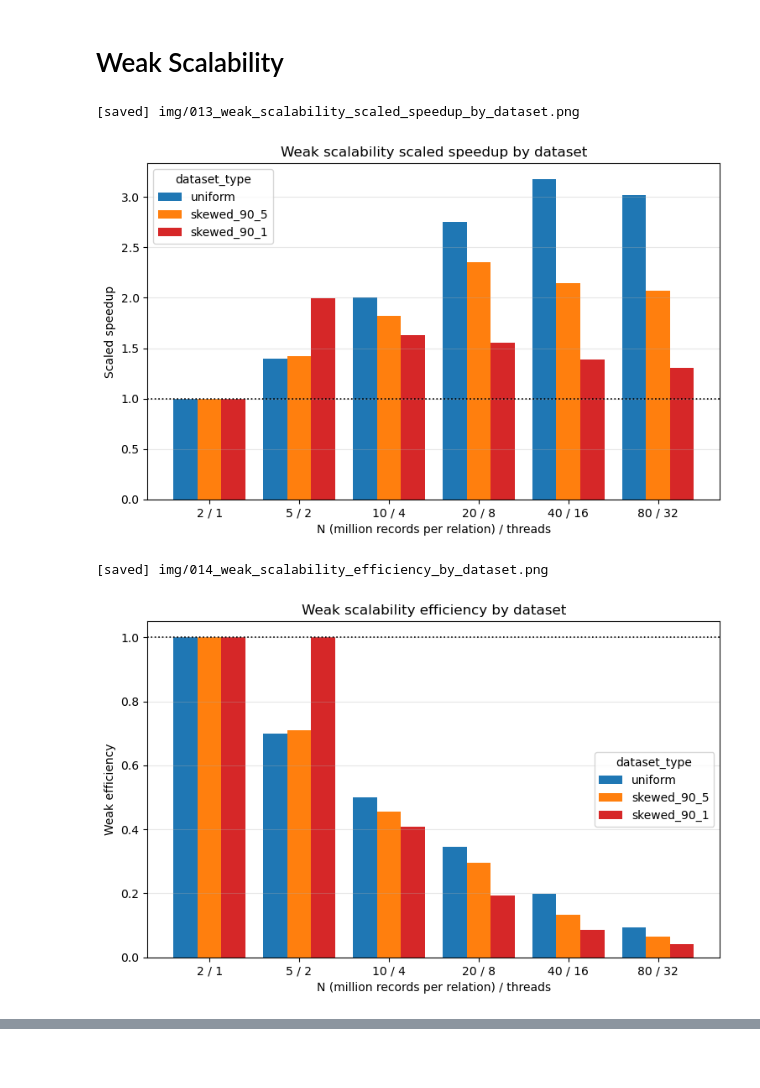
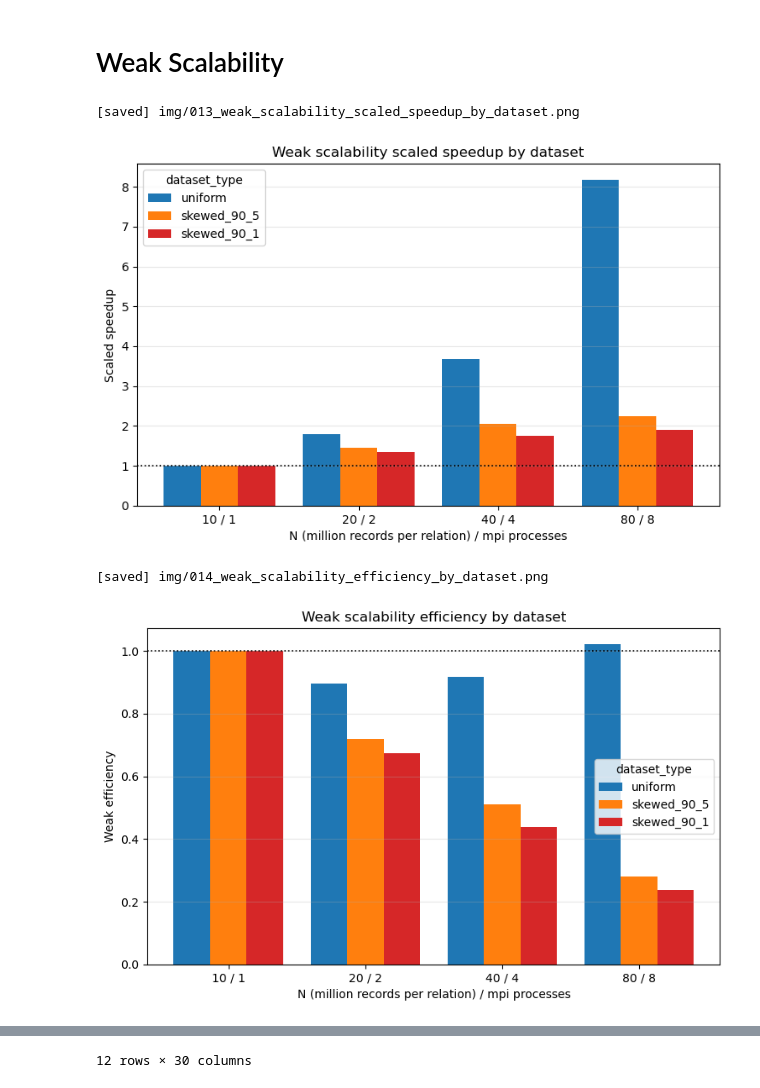
Before and after one commit to GianlucaPanzani/Optimization-of-Partitioned-Hash-Join-with-Duplicates-part_4, a Jupyter notebook: src/statistics.ipynb, the cells around one changed output, grey strips where cells are left out. Saved outputs shown, nothing was run; the diff lists cells and outputs as text; code cells hidden in the pictures; blank space fills up the shorter version.

```diff
--- a/src/statistics.ipynb
+++ b/src/statistics.ipynb
@@ -11,8 +11,8 @@ import matplotlib.pyplot as plt
 import matplotlib.colors as mcolors
 
 CSV_PATTERN = "hashjoin_*.csv"
-RESULTS_CANDIDATES = [Path("results"), Path("src/results"), Path("../results")]
-OLD_RESULTS_CANDIDATES = [Path("old_results"), Path("src/old_results"), Path("../old_results")]
+RESULTS_CANDIDATES = [Path("src/results"), Path("results"), Path("../results")]
+OLD_RESULTS_CANDIDATES = [Path("src/old_results"), Path("old_results"), Path("../old_results")]
 
 GRID_TO_RESULT_COLUMNS = {
     "N_VALUES": ["nr", "ns"],
@@ -954,57 +1050,40 @@ FileNotFoundError: Run ./strong_scaling first; missing results/strong_scaling.cs
 # %% [markdown]
 # Weak Scalability
 # %%
+
 weak_path = RESULTS_DIR / "weak_scaling.csv"
 if not weak_path.exists():
-    raise FileNotFoundError(f"Run ./weak_scaling first; missing {weak_path}")
+    raise FileNotFoundError(f"Run the scaling benchmark first; missing {weak_path}")
 
 weak_scale_df = normalize_frame(pd.read_csv(weak_path))
-for col in ["nr", "ns", "max_key", "partition_threads", "join_threads", "time_sec", "total_throughput"]:
-    if col in weak_scale_df.columns:
-        weak_scale_df[col] = pd.to_numeric(weak_scale_df[col], errors="coerce")
-
-weak_scale_df = weak_scale_df[weak_scale_df["partition_threads"] == weak_scale_df["join_threads"]].copy()
-weak_scale_df = weak_scale_df.dropna(subset=["dataset_type", "partition_threads", "nr", "time_sec"]).copy()
+weak_scale_df, weak_units_col = prepare_scaling_plot_df(weak_scale_df, "weak")
 if weak_scale_df.empty:
     raise ValueError("No valid weak-scaling rows available")
 
-weak_group_cols = [
-    col for col in [
-        "dataset_type", "nr", "ns", "max_key", "partition_threads", "join_threads",
-        "mpi_nodes", "mpi_processes", "mpi_world_size", "mpi_active_ranks", "mpi_partition_strategy",
-    ] if col in weak_scale_df.columns
-]
-weak_scale_df = (
-    weak_scale_df.groupby(weak_group_cols, as_index=False, dropna=False)
-    .agg(
-        time_sec=("time_sec", "mean"),
-        total_throughput=("total_throughput", "mean"),
-        n_runs=("time_sec", "size"),
-    )
-    .sort_values(["dataset_type", "partition_threads", "nr"])
-    .reset_index(drop=True)
+weak_key_cols = [col for col in ["dataset_type", "max_key", "scaling_axis"] if col in weak_scale_df.columns]
+baseline = (
+    weak_scale_df.sort_values(weak_key_cols + [weak_units_col, "nr"])
+    .groupby(weak_key_cols, as_index=False, dropna=False)
+    .first()[weak_key_cols + [weak_units_col, "time_sec"]]
+    .rename(columns={weak_units_col: "baseline_units", "time_sec": "baseline_time"})
 )
-
-baseline = (
-    weak_scale_df.sort_values(["partition_threads", "nr"])
-    .groupby("dataset_type", as_index=False, dropna=False)
-    .first()[["dataset_type", "partition_threads", "time_sec"]]
-    .rename(columns={"partition_threads": "baseline_threads", "time_sec": "baseline_time"})
-)
-weak_scale_df = weak_scale_df.merge(baseline, on="dataset_type", how="left")
+weak_scale_df = weak_scale_df.merge(baseline, on=weak_key_cols, how="left")
 weak_scale_df = weak_scale_df[weak_scale_df["baseline_time"] > 0].copy()
 
-# With weak scaling, work grows with the thread count. Ideal behavior keeps time constant.
-weak_scale_df["scaled_speedup"] = (weak_scale_df["partition_threads"] / weak_scale_df["baseline_threads"]) * (weak_scale_df["baseline_time"] / weak_scale_df["time_sec"])
+# With weak scaling, work grows with the scaling unit count. Ideal behavior keeps time constant.
+weak_scale_df["scaled_speedup"] = (weak_scale_df[weak_units_col] / weak_scale_df["baseline_units"]) * (weak_scale_df["baseline_time"] / weak_scale_df["time_sec"])
 weak_scale_df["weak_efficiency"] = weak_scale_df["baseline_time"] / weak_scale_df["time_sec"]
+
+sort_cols = [col for col in ["dataset_type", "scaling_axis", weak_units_col, "nr"] if col in weak_scale_df.columns]
+weak_scale_df = weak_scale_df.sort_values(sort_cols).reset_index(drop=True)
 
 dataset_order = [name for name in DATASET_TYPE_ORDER if name in set(weak_scale_df["dataset_type"])]
 dataset_order += [name for name in ordered_values(weak_scale_df["dataset_type"]) if name not in dataset_order]
 dataset_colors = DATASET_TYPE_COLORS
 case_df = (
-    weak_scale_df[["nr", "partition_threads"]]
+    weak_scale_df[["nr", weak_units_col]]
     .drop_duplicates()
-    .sort_values(["partition_threads", "nr"])
+    .sort_values([weak_units_col, "nr"])
     .reset_index(drop=True)
 )
 case_keys = list(case_df.itertuples(index=False, name=None))
@@ -1017,34 +1096,34 @@ for metric_col, ylabel, title, filename in [
     ("weak_efficiency", "Weak efficiency", "Weak scalability efficiency by dataset", "weak_scalability_efficiency_by_dataset"),
 ]:
     fig, ax = plt.subplots(figsize=(8.8, 5.2))
     for idx, dataset_type in enumerate(dataset_order):
-        sub = weak_scale_df[weak_scale_df["dataset_type"] == dataset_type].set_index(["nr", "partition_threads"])[metric_col].to_dict()
+        sub = weak_scale_df[weak_scale_df["dataset_type"] == dataset_type].set_index(["nr", weak_units_col])[metric_col].to_dict()
         heights = [float(sub.get(key, np.nan)) for key in case_keys]
         offsets = [
             x + (idx - (len(dataset_order) - 1) / 2.0) * bar_width
             for x in case_positions
         ]
         ax.bar(
             offsets,
             heights,
             width=bar_width,
             label=dataset_type,
             color=dataset_colors.get(dataset_type),
         )
     ax.axhline(1.0, color="black", linestyle=":", linewidth=1.2)
     ax.set_xticks(case_positions)
     ax.set_xticklabels(case_labels)
     ax.set_ylim(bottom=0)
-    ax.set_xlabel("N (million records per relation) / threads")
+    ax.set_xlabel(f"N (million records per relation) / {scaling_axis_label(weak_scale_df, weak_units_col).lower()}")
     ax.set_ylabel(ylabel)
     ax.set_title(title)
     ax.grid(axis="y", alpha=0.3)
     ax.legend(title="dataset_type")
     show_and_save(fig, filename)
 
 display(weak_scale_df.reset_index(drop=True))
 # %% [output]
 [saved] img/013_weak_scalability_scaled_speedup_by_dataset.png
-[figure, old version]
+[figure, new version]
 [saved] img/014_weak_scalability_efficiency_by_dataset.png
-[figure, old version]
+[figure, new version]
@@ -1067,0 +1143 @@ display(weak_scale_df.reset_index(drop=True))
+12 rows × 30 columns
```
Also changed, not shown: parts of 5 cells of this notebook, 8 other files.
